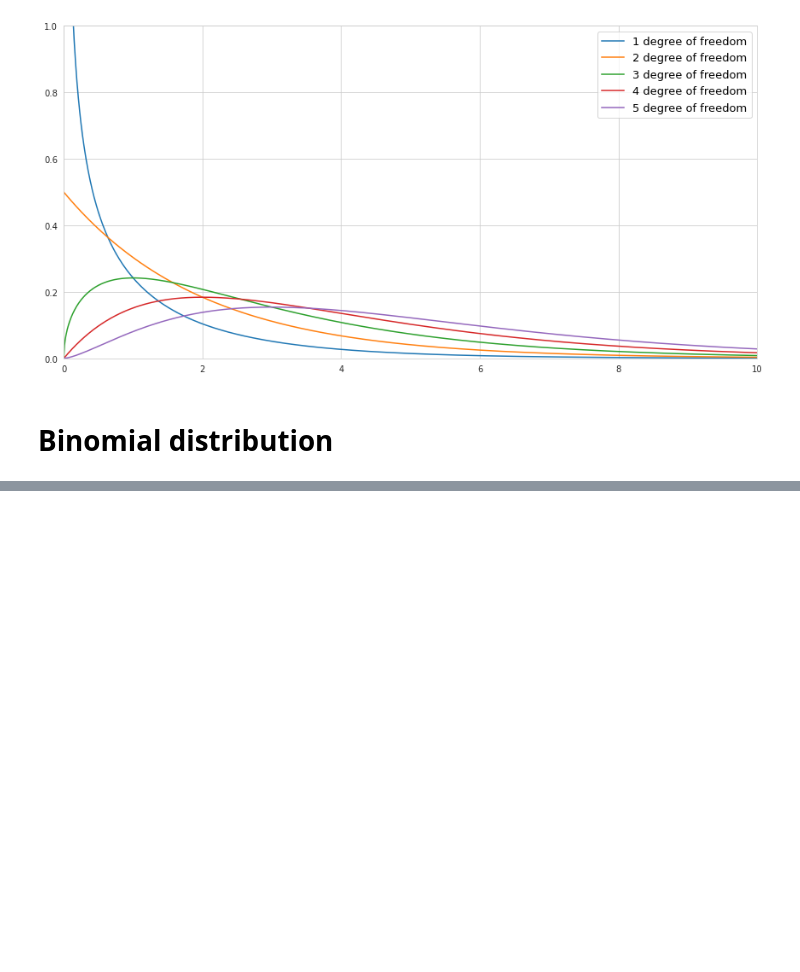
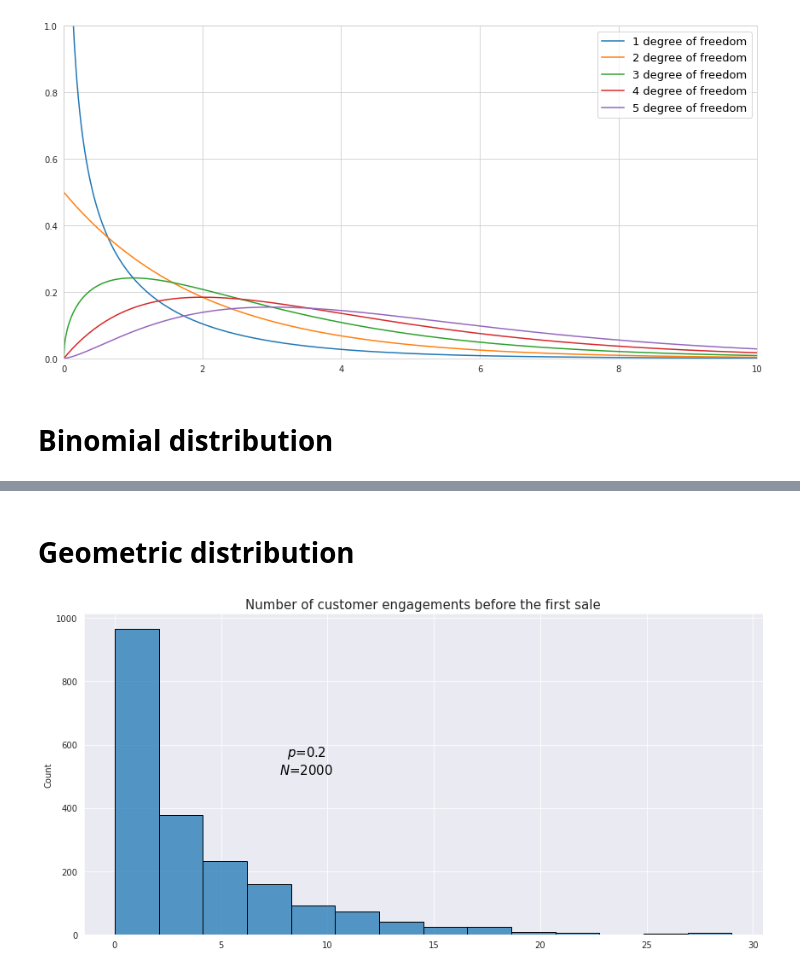
Before and after one commit to vzahorui/vzahorui.github.io, a Jupyter notebook: jupyter_notebooks/ditributions/plot_distributions.ipynb, the cells around one changed output, grey strips where cells are left out. Cells and saved outputs as stored; diff of their text form; code cells hidden in the pictures; blank space fills up the shorter version.

```diff
--- a/jupyter_notebooks/ditributions/plot_distributions.ipynb
+++ b/jupyter_notebooks/ditributions/plot_distributions.ipynb
@@ -146,0 +160,27 @@ plt.savefig('../../assets/images/probability/binomial_distribution.png', bbox_in
+# %% [markdown]
+# Geometric distribution
+# %%
+geometric = []
+failure = 0
+n = 0
+p = 0.2
+
+while n < 2000:
+    result = np.random.choice(['success', 'failure'], p=(p, 1-p))
+    if result == 'failure':
+        failure += 1
+    else:
+        geometric.append(failure)
+        failure = 0
+        n += 1
+
+with sns.axes_style('darkgrid'):
+    fig, ax = plt.subplots(figsize=(12,6))
+sns.histplot(data=geometric, palette='deep', bins=14)
+ax.annotate(f'$p$={p}\n$N$={n}', xy=(9, 550), fontsize=15,
+            ha='center', va='center')
+ax.set_title('Number of customer engagements before the first sale', fontsize=15)
+plt.tight_layout()
+plt.savefig('../../assets/images/probability/geometric_distribution.png', bbox_inches='tight');
+# %% [output]
+[figure, added]
```
Also changed, not shown: parts of 5 cells of this notebook, 6 other files.
